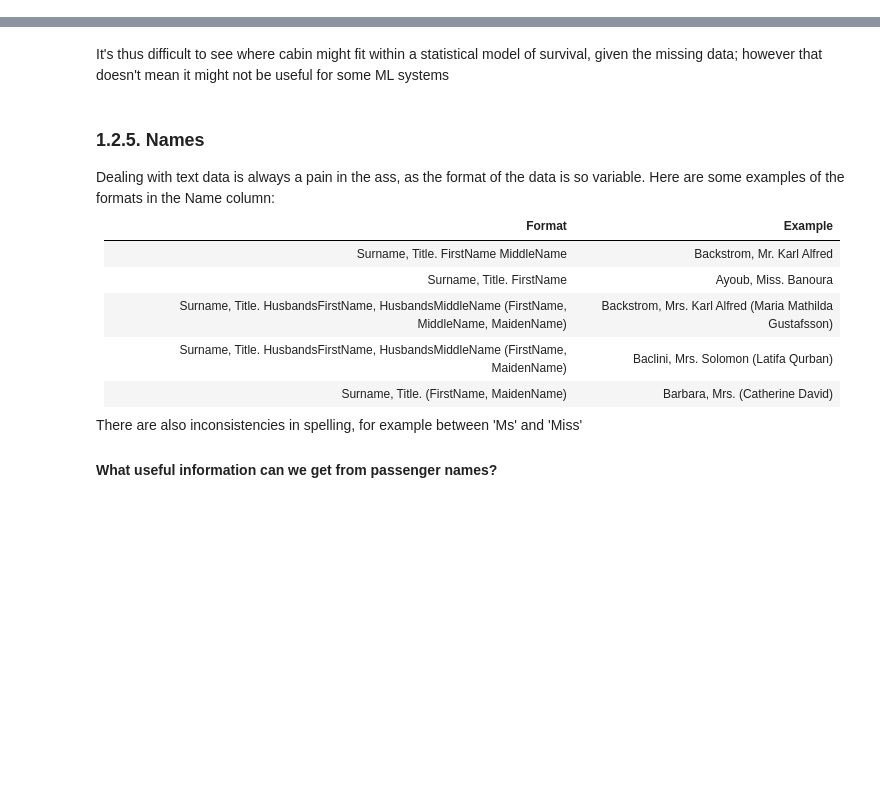
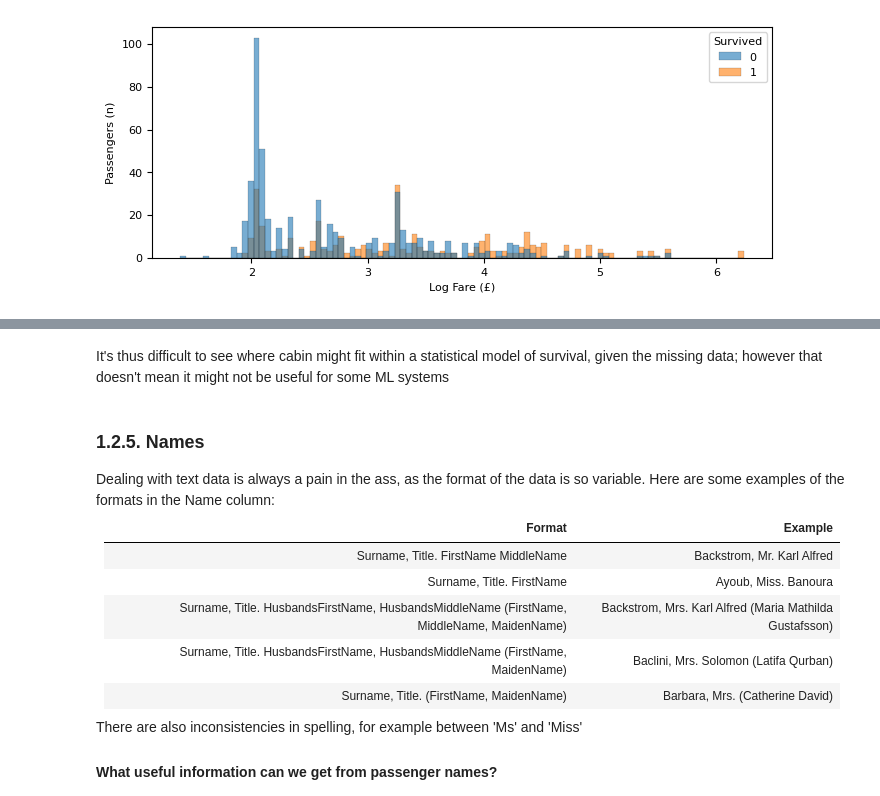
Before and after one commit to stephentown42/ML_examples, a Jupyter notebook: notebooks/titanic/1_understanding_the_data.ipynb, the cells around one changed output, grey strips where cells are left out. Saved outputs shown, nothing was run; the diff lists cells and outputs as text; code cells hidden in the pictures; blank space fills up the shorter version.

```diff
--- a/notebooks/titanic/1_understanding_the_data.ipynb
+++ b/notebooks/titanic/1_understanding_the_data.ipynb
@@ -261,0 +245,10 @@ Cabin data is missing primarily for 2nd and 3rd class passengers (92 and 98% res
+# %%
+import seaborn as sns
+
+plt.figure(figsize=(8,3))
+sns.histplot(data=train, x='log_fare', hue='Survived', bins=100, **{'lw':0.1, 'alpha':0.6})
+plt.xlabel('Log Fare (£)')
+plt.ylabel('Passengers (n)')
+plt.show()
+# %% [output]
+[figure, added]
```
Also changed, not shown: parts of 67 cells of this notebook, 3 other files.
